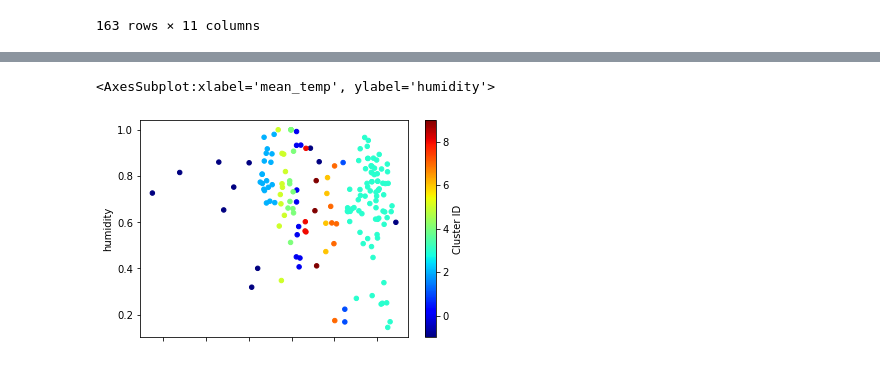
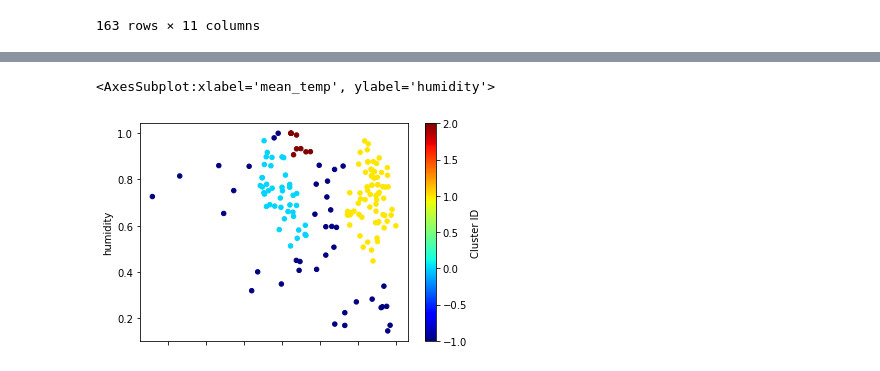
Before and after one commit to Sargazzo/DBM2, a Jupyter notebook: Weather Clusters.ipynb, the cells around one changed output, grey strips where cells are left out. Saved outputs shown, nothing was run; the diff lists cells and outputs as text; code cells hidden in the pictures.

```diff
--- a/Weather Clusters.ipynb
+++ b/Weather Clusters.ipynb
@@ -170,0 +174,4 @@ data2d
+# %%
+data2d['mean_temp'] = data2d['mean_temp']/data2d['mean_temp'].abs().max()
+
+data2d
@@ -171,10 +210,10 @@ data2d
 # %%
-db = DBSCAN(eps=1.2, min_samples=3).fit(data2d)
+db = DBSCAN(eps=0.065, min_samples=5).fit(data2d)
 core_samples_mask = np.zeros_like(db.labels_, dtype=bool)
 core_samples_mask[db.core_sample_indices_] = True
 labels = pd.DataFrame(db.labels_,columns=['Cluster ID'])
 result = pd.concat((data2d,labels), axis=1)
 result.plot.scatter(x='mean_temp',y='humidity',c='Cluster ID', colormap='jet')
 # %% [output]
 <AxesSubplot:xlabel='mean_temp', ylabel='humidity'>
-[figure, old version]
+[figure, new version]
```
Also changed, not shown: parts of 7 cells of this notebook.
